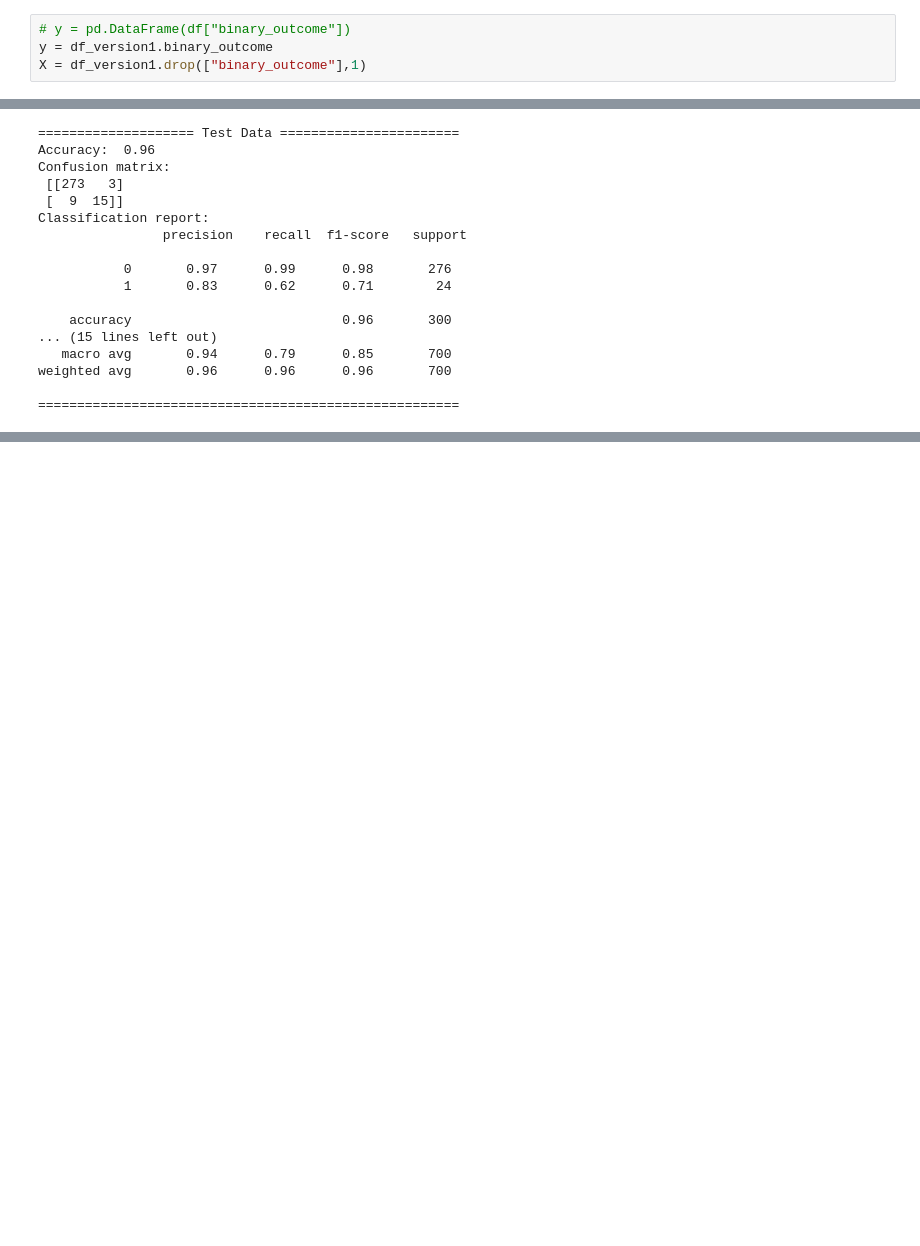
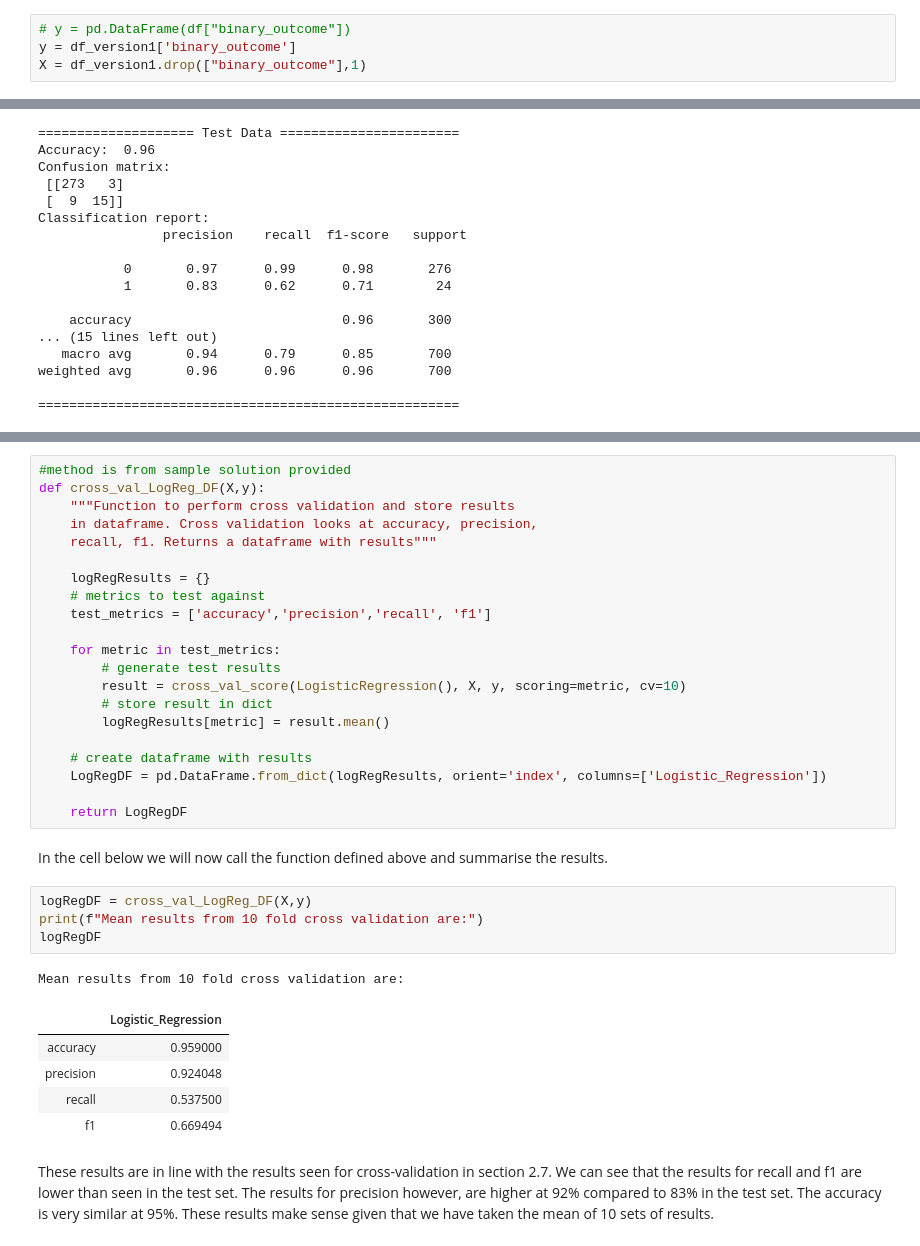
Before and after one commit to hbarrett100/Comp47350-data-analytics, a Jupyter notebook: Assignment2 - Predictive Modelling/homework2.ipynb, the cells around one changed output, grey strips where cells are left out. Cells and saved outputs as stored; diff of their text form; blank space fills up the shorter version.

Commit message:
finish logistic regression

```diff
--- a/Assignment2 - Predictive Modelling/homework2.ipynb
+++ b/Assignment2 - Predictive Modelling/homework2.ipynb
@@ -747,7 +752,7 @@ features
 - Both are split into training and test subsets
 # %%
 # y = pd.DataFrame(df["binary_outcome"])
-y = df_version1.binary_outcome
+y = df_version1['binary_outcome']
 X = df_version1.drop(["binary_outcome"],1)
 # %%
 # Split the dataset into two datasets: 70% training and 30% test
@@ -1344,0 +1376,36 @@ weighted avg       0.96      0.96      0.96       700
+# %%
+#method is from sample solution provided
+def cross_val_LogReg_DF(X,y):
+    """Function to perform cross validation and store results
+    in dataframe. Cross validation looks at accuracy, precision,
+    recall, f1. Returns a dataframe with results"""
+
+    logRegResults = {}
+    # metrics to test against
+    test_metrics = ['accuracy','precision','recall', 'f1']
+
+    for metric in test_metrics:
+        # generate test results
+        result = cross_val_score(LogisticRegression(), X, y, scoring=metric, cv=10)
+        # store result in dict
+        logRegResults[metric] = result.mean()
+
+    # create dataframe with results
+    LogRegDF = pd.DataFrame.from_dict(logRegResults, orient='index', columns=['Logistic_Regression'])
+
+    return LogRegDF
+# %% [markdown]
+In the cell below we will now call the function defined above and summarise the results.
+# %%
+logRegDF = cross_val_LogReg_DF(X,y)
+print(f"Mean results from 10 fold cross validation are:")
+logRegDF
+# %% [output]
+Mean results from 10 fold cross validation are:
+|  | Logistic_Regression |
+| accuracy | 0.959000 |
+| precision | 0.924048 |
+| recall | 0.537500 |
+| f1 | 0.669494 |
+# %% [markdown]
+These results are in line with the results seen for cross-validation in section 2.7. We can see that the results for recall and f1 are lower than seen in the test set. The results for precision however, are higher at 92% compared to 83% in the test set. The accuracy is very similar at 95%. These results make sense given that we have taken the mean of 10 sets of results.
```
Also changed, not shown: parts of 25 cells of this notebook.
